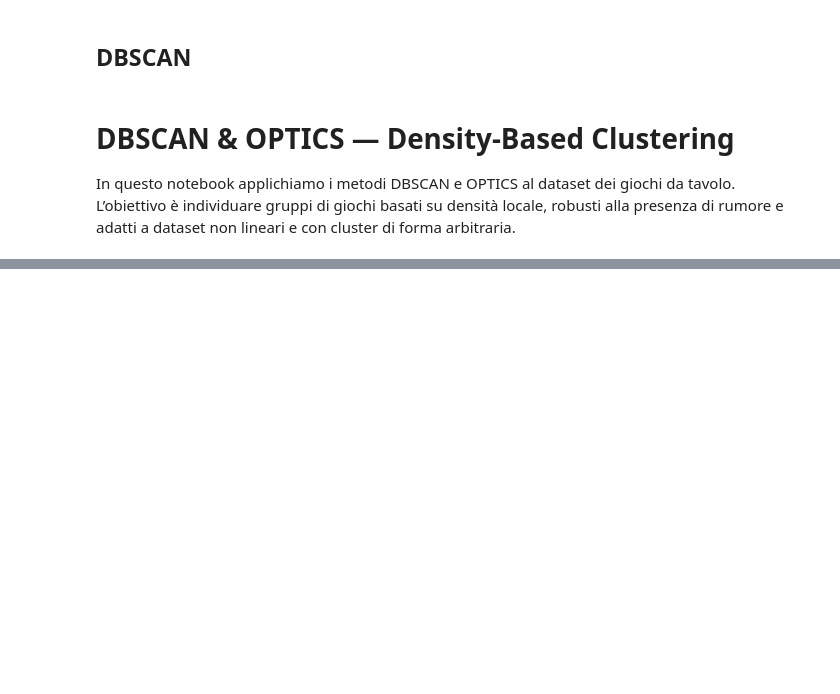
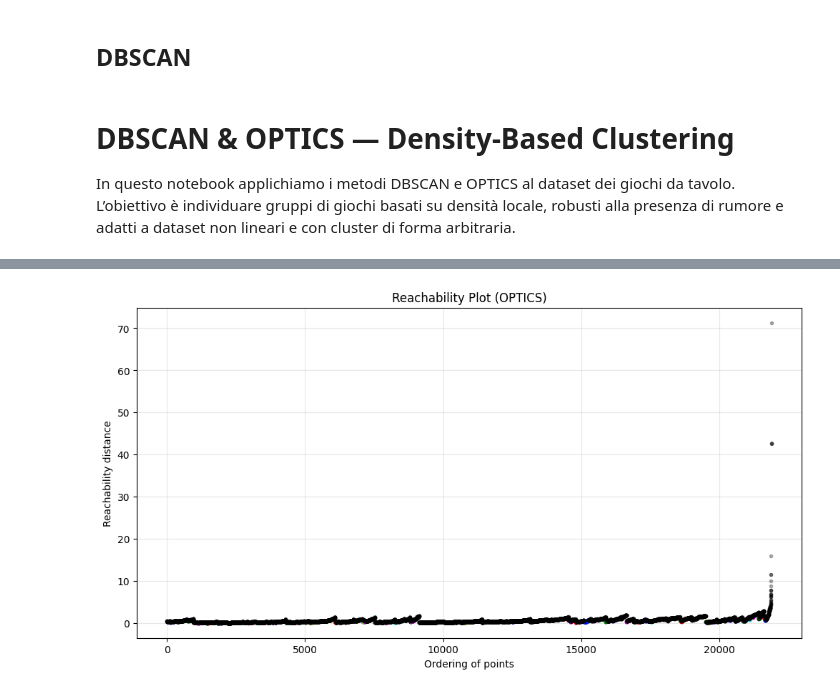
Before and after one commit to leopasq24/DataMining, a Jupyter notebook: dbscan_optics_clustering.ipynb, the cells around one changed output, grey strips where cells are left out. Cells and saved outputs as stored; diff of their text form; code cells hidden in the pictures; blank space fills up the shorter version.

```diff
--- a/dbscan_optics_clustering.ipynb
+++ b/dbscan_optics_clustering.ipynb
@@ -726,0 +144,36 @@ Cluster
+# %%
+from sklearn.cluster import OPTICS, cluster_optics_dbscan
+
+# ---- FIT OPTICS ----
+opt = OPTICS(min_samples=10, xi=0.05)
+opt.fit(X_scaled)
+
+# ---- PREPARE DATA FOR PLOTTING ----
+reachability = opt.reachability_[opt.ordering_]
+labels_ordered = opt.labels_[opt.ordering_]
+space = np.arange(len(X_scaled))
+
+# ---- PLOT ----
+plt.figure(figsize=(12, 6))
+
+# Color palette for clusters
+colors = ['g.', 'r.', 'b.', 'y.', 'c.', 'm.', 'k.']
+
+for klass in set(labels_ordered):
+    if klass == -1:
+        # Noise points → black dots
+        Xk = space[labels_ordered == -1]
+        Rk = reachability[labels_ordered == -1]
+        plt.plot(Xk, Rk, 'k.', alpha=0.3)
+    else:
+        Xk = space[labels_ordered == klass]
+        Rk = reachability[labels_ordered == klass]
+        plt.plot(Xk, Rk, colors[klass % len(colors)], alpha=0.4)
+
+plt.title("Reachability Plot (OPTICS)")
+plt.xlabel("Ordering of points")
+plt.ylabel("Reachability distance")
+plt.grid(alpha=0.3)
+plt.show()
+# %% [output]
+[figure, added]
```
Also changed, not shown: parts of 18 cells of this notebook.
